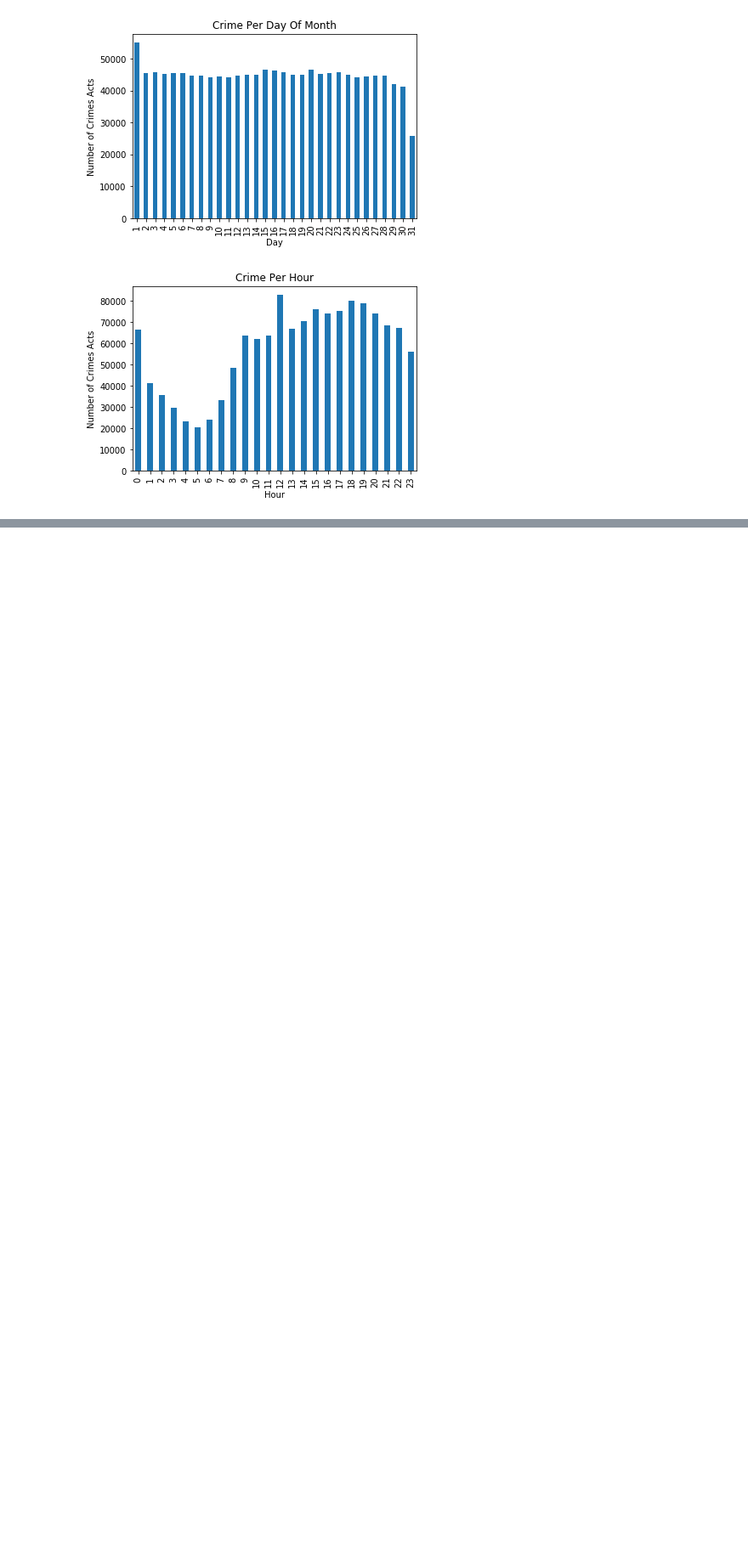
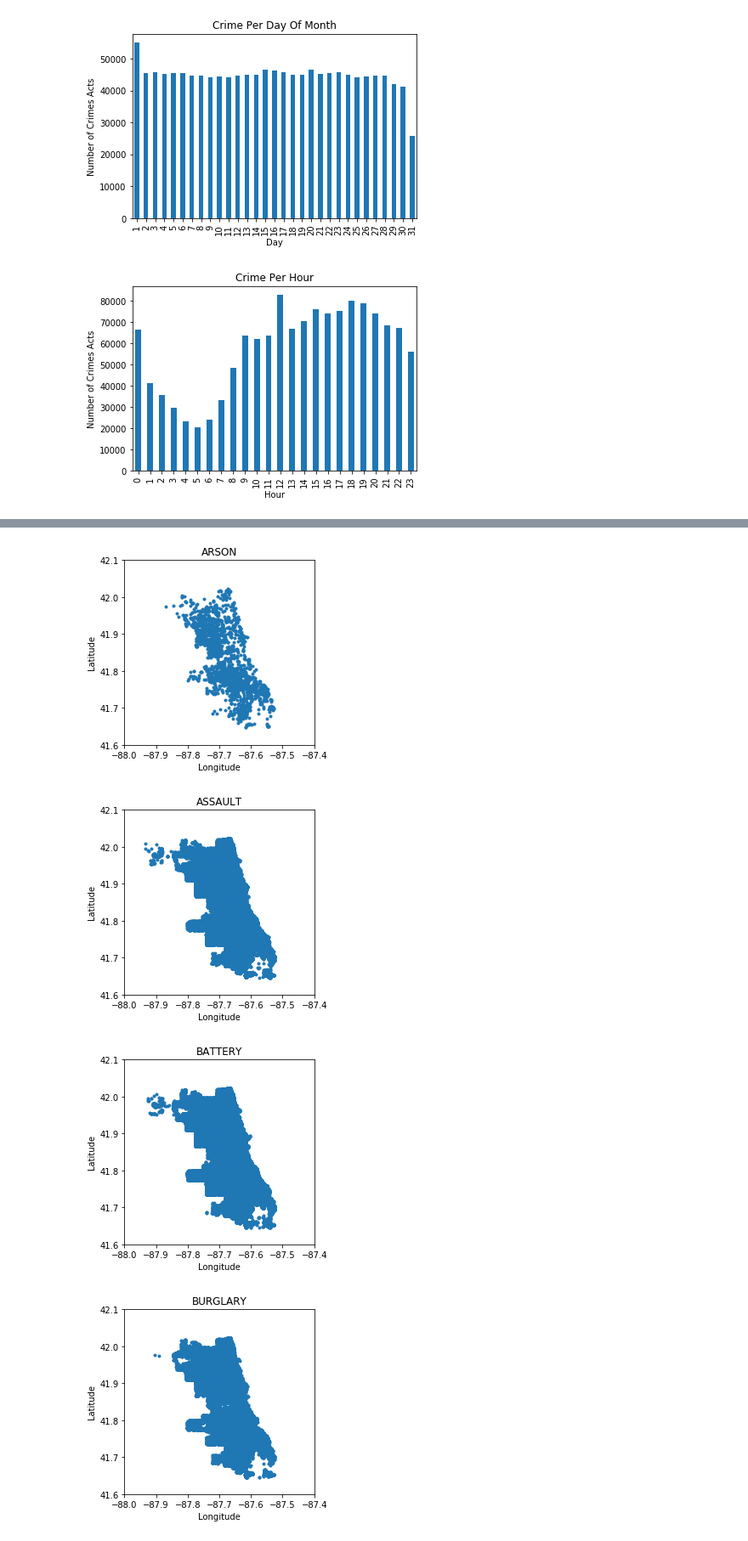
Before and after one commit to kimjaeh10/cmse202-project1, a Jupyter notebook: CMSE202-Project1.ipynb, the cells around one changed output, grey strips where cells are left out. Shown at 85% size. Cells and saved outputs as stored; diff of their text form; code cells hidden in the pictures; blank space fills up the shorter version.

```diff
--- a/CMSE202-Project1.ipynb
+++ b/CMSE202-Project1.ipynb
@@ -93,0 +119,15 @@ plt.show()
+# %%
+for key in Keys:
+    plt.figure(figsize = (4,4))
+    plt.scatter(Groups[key].Longitude, Groups[key].Latitude, marker = '.')
+    plt.ylim(41.6,42.1)
+    plt.xlim(-88,-87.4)
+    plt.title(key)
+    plt.ylabel('Latitude')
+    plt.xlabel('Longitude')
+    plt.show()
+# %% [output]
+[figure, added]
+[figure, added]
+[figure, added]
+[figure, added]
```
Also changed, not shown: parts of 6 cells of this notebook.
